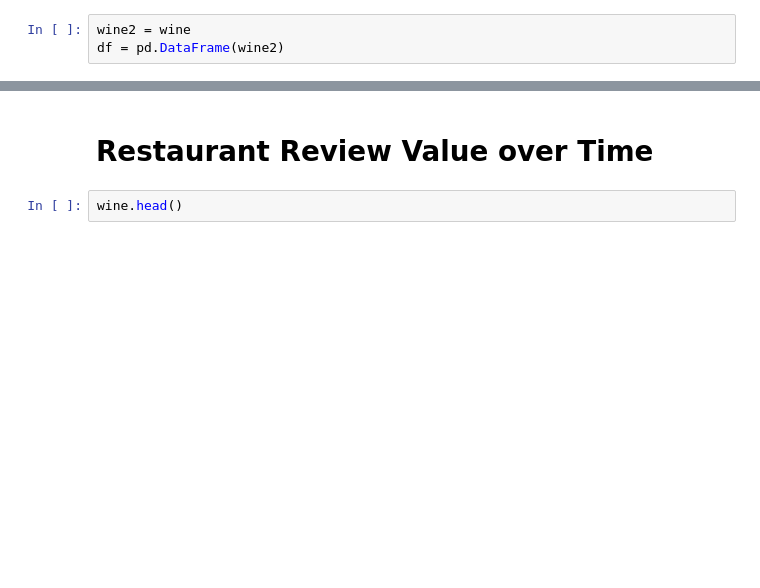
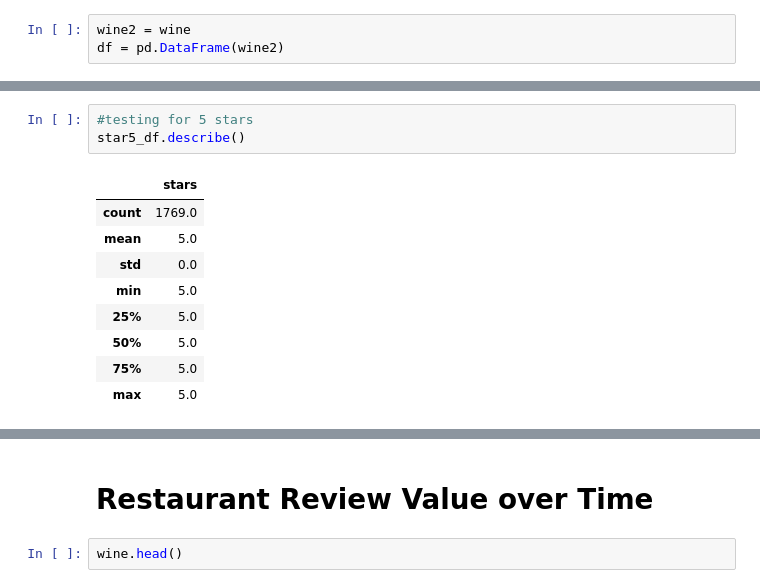
Before and after one commit to jerzeyguy384/nlpsideproject, a Jupyter notebook: yelp-dc-wine-analysis.ipynb, the cells around one changed output, grey strips where cells are left out. Saved outputs shown, nothing was run; the diff lists cells and outputs as text; blank space fills up the shorter version.

```diff
--- a/yelp-dc-wine-analysis.ipynb
+++ b/yelp-dc-wine-analysis.ipynb
@@ -559,0 +421,13 @@ fd.plot(15)
+# %%
+#testing for 5 stars
+star5_df.describe()
+# %% [output]
+|  | stars |
+| count | 1769.0 |
+| mean | 5.0 |
+| std | 0.0 |
+| min | 5.0 |
+| 25% | 5.0 |
+| 50% | 5.0 |
+| 75% | 5.0 |
+| max | 5.0 |
```
Also changed, not shown: parts of 57 cells of this notebook.
